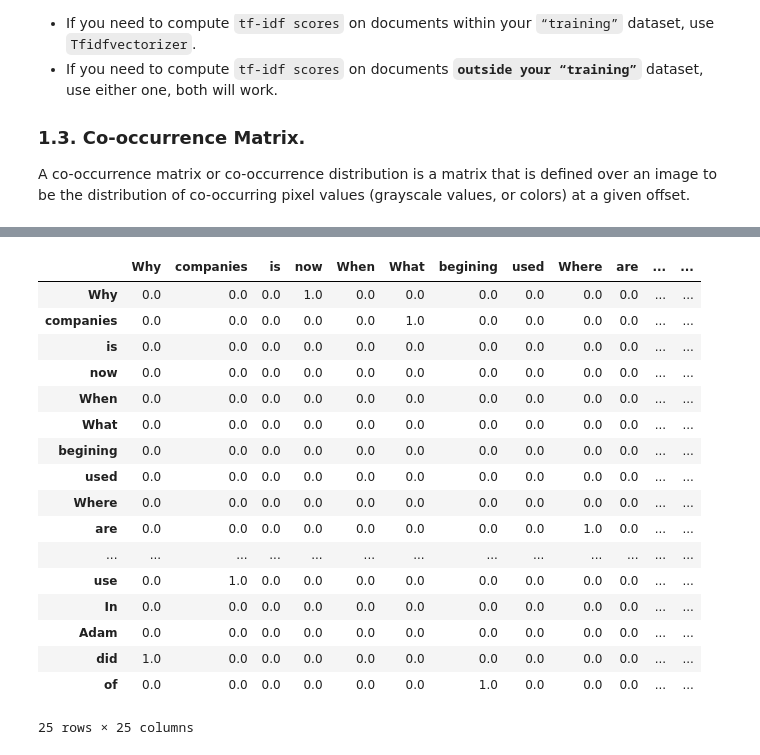
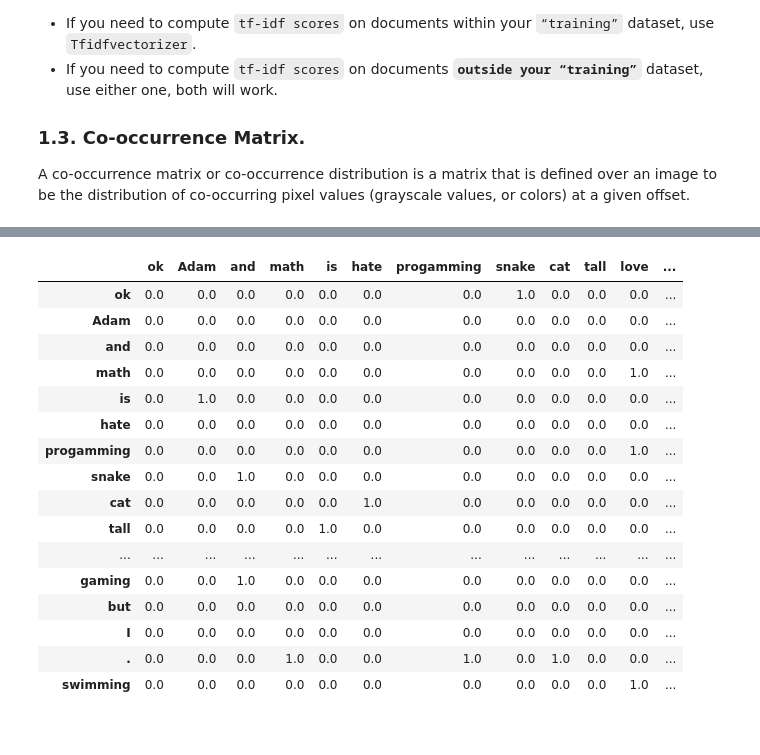
Before and after one commit to NhanDoV/Kaggle-6-first-projects, a Jupyter notebook: NLP_Text_Classification/Embedding.ipynb, the cells around one changed output, grey strips where cells are left out. Cells and saved outputs as stored; diff of their text form; code cells hidden in the pictures.

```diff
--- a/NLP_Text_Classification/Embedding.ipynb
+++ b/NLP_Text_Classification/Embedding.ipynb
@@ -286,33 +292,30 @@ data_matrix
 # %%
-text_2 = [['Where', 'are', 'you', 'now'],
-             ['Why', 'did', 'you', 'used', 'Python'],
-             ['When', 'you', 'leave', 'there'],
-             ['What', 'companies', 'use', 'Python'],
-             ['In', 'the', 'begining', 'of', 'Python'],
+text_2 = [["I", "love", "math", "." , "I", "love", "progamming", "."],
+          ["I", "love", "swimming", "and", "gaming"],
+             ["I", "hate", "cat", "." , "I", "hate", "dog", "and", "snake"],
              ["ok", "Jane", "is", "fat", "but", "Adam", "is", "tall"]]
 
 data = list(itertools.chain.from_iterable(text_2))
 matrix, vocab_index = generate_co_occurrence_matrix(data)
 
 data_matrix = pd.DataFrame(matrix, index=vocab_index,
                              columns=vocab_index)
 data_matrix
 # %% [output]
-|  | Why | companies | is | now | When | What | begining | used | Where | are | ... | ... |
-| Why | 0.0 | 0.0 | 0.0 | 1.0 | 0.0 | 0.0 | 0.0 | 0.0 | 0.0 | 0.0 | ... | ... |
-| companies | 0.0 | 0.0 | 0.0 | 0.0 | 0.0 | 1.0 | 0.0 | 0.0 | 0.0 | 0.0 | ... | ... |
-| is | 0.0 | 0.0 | 0.0 | 0.0 | 0.0 | 0.0 | 0.0 | 0.0 | 0.0 | 0.0 | ... | ... |
-| now | 0.0 | 0.0 | 0.0 | 0.0 | 0.0 | 0.0 | 0.0 | 0.0 | 0.0 | 0.0 | ... | ... |
-| When | 0.0 | 0.0 | 0.0 | 0.0 | 0.0 | 0.0 | 0.0 | 0.0 | 0.0 | 0.0 | ... | ... |
-| What | 0.0 | 0.0 | 0.0 | 0.0 | 0.0 | 0.0 | 0.0 | 0.0 | 0.0 | 0.0 | ... | ... |
-| begining | 0.0 | 0.0 | 0.0 | 0.0 | 0.0 | 0.0 | 0.0 | 0.0 | 0.0 | 0.0 | ... | ... |
-| used | 0.0 | 0.0 | 0.0 | 0.0 | 0.0 | 0.0 | 0.0 | 0.0 | 0.0 | 0.0 | ... | ... |
-| Where | 0.0 | 0.0 | 0.0 | 0.0 | 0.0 | 0.0 | 0.0 | 0.0 | 0.0 | 0.0 | ... | ... |
-| are | 0.0 | 0.0 | 0.0 | 0.0 | 0.0 | 0.0 | 0.0 | 0.0 | 1.0 | 0.0 | ... | ... |
+|  | ok | Adam | and | math | is | hate | progamming | snake | cat | tall | love | ... |
+| ok | 0.0 | 0.0 | 0.0 | 0.0 | 0.0 | 0.0 | 0.0 | 1.0 | 0.0 | 0.0 | 0.0 | ... |
+| Adam | 0.0 | 0.0 | 0.0 | 0.0 | 0.0 | 0.0 | 0.0 | 0.0 | 0.0 | 0.0 | 0.0 | ... |
+| and | 0.0 | 0.0 | 0.0 | 0.0 | 0.0 | 0.0 | 0.0 | 0.0 | 0.0 | 0.0 | 0.0 | ... |
+| math | 0.0 | 0.0 | 0.0 | 0.0 | 0.0 | 0.0 | 0.0 | 0.0 | 0.0 | 0.0 | 1.0 | ... |
+| is | 0.0 | 1.0 | 0.0 | 0.0 | 0.0 | 0.0 | 0.0 | 0.0 | 0.0 | 0.0 | 0.0 | ... |
+| hate | 0.0 | 0.0 | 0.0 | 0.0 | 0.0 | 0.0 | 0.0 | 0.0 | 0.0 | 0.0 | 0.0 | ... |
+| progamming | 0.0 | 0.0 | 0.0 | 0.0 | 0.0 | 0.0 | 0.0 | 0.0 | 0.0 | 0.0 | 1.0 | ... |
+| snake | 0.0 | 0.0 | 1.0 | 0.0 | 0.0 | 0.0 | 0.0 | 0.0 | 0.0 | 0.0 | 0.0 | ... |
+| cat | 0.0 | 0.0 | 0.0 | 0.0 | 0.0 | 1.0 | 0.0 | 0.0 | 0.0 | 0.0 | 0.0 | ... |
+| tall | 0.0 | 0.0 | 0.0 | 0.0 | 1.0 | 0.0 | 0.0 | 0.0 | 0.0 | 0.0 | 0.0 | ... |
 | ... | ... | ... | ... | ... | ... | ... | ... | ... | ... | ... | ... | ... |
-| use | 0.0 | 1.0 | 0.0 | 0.0 | 0.0 | 0.0 | 0.0 | 0.0 | 0.0 | 0.0 | ... | ... |
-| In | 0.0 | 0.0 | 0.0 | 0.0 | 0.0 | 0.0 | 0.0 | 0.0 | 0.0 | 0.0 | ... | ... |
-| Adam | 0.0 | 0.0 | 0.0 | 0.0 | 0.0 | 0.0 | 0.0 | 0.0 | 0.0 | 0.0 | ... | ... |
-| did | 1.0 | 0.0 | 0.0 | 0.0 | 0.0 | 0.0 | 0.0 | 0.0 | 0.0 | 0.0 | ... | ... |
-| of | 0.0 | 0.0 | 0.0 | 0.0 | 0.0 | 0.0 | 1.0 | 0.0 | 0.0 | 0.0 | ... | ... |
+| gaming | 0.0 | 0.0 | 1.0 | 0.0 | 0.0 | 0.0 | 0.0 | 0.0 | 0.0 | 0.0 | 0.0 | ... |
+| but | 0.0 | 0.0 | 0.0 | 0.0 | 0.0 | 0.0 | 0.0 | 0.0 | 0.0 | 0.0 | 0.0 | ... |
+| I | 0.0 | 0.0 | 0.0 | 0.0 | 0.0 | 0.0 | 0.0 | 0.0 | 0.0 | 0.0 | 0.0 | ... |
+| . | 0.0 | 0.0 | 0.0 | 1.0 | 0.0 | 0.0 | 1.0 | 0.0 | 1.0 | 0.0 | 0.0 | ... |
+| swimming | 0.0 | 0.0 | 0.0 | 0.0 | 0.0 | 0.0 | 0.0 | 0.0 | 0.0 | 0.0 | 1.0 | ... |
-25 rows × 25 columns
```
Also changed, not shown: parts of 2 cells of this notebook.
